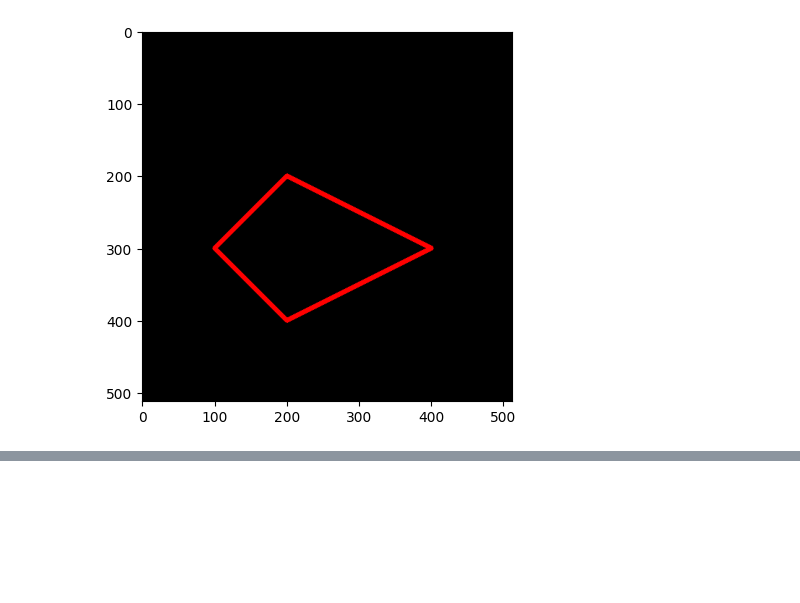
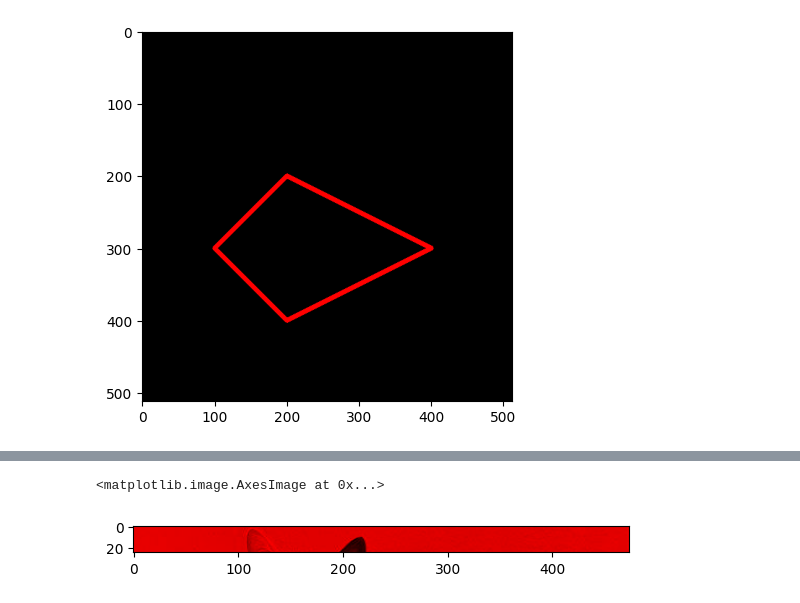
Before and after one commit to mkemaln/PCVK_M-Kemal-Nugraha_3D, a Jupyter notebook: Week2.ipynb, the cells around one changed output, grey strips where cells are left out. Saved outputs shown, nothing was run; the diff lists cells and outputs as text; code cells hidden in the pictures; blank space fills up the shorter version.

```diff
--- a/Week2.ipynb
+++ b/Week2.ipynb
@@ -85,0 +105,13 @@ plt.imshow(black_img2)
+# %%
+# no 4
+img8 = cv.cvtColor(img,cv.COLOR_BGR2RGB)
+cropped_img = img8[5:30]
+red,green,blue = cv.split(cropped_img)
+green *= 0
+blue *= 0
+merged_img2 = cv.merge([red,green,blue])
+
+plt.imshow(merged_img2)
+# %% [output]
+<matplotlib.image.AxesImage at 0x...>
+[figure, added]
```
Also changed, not shown: parts of 4 cells of this notebook.
